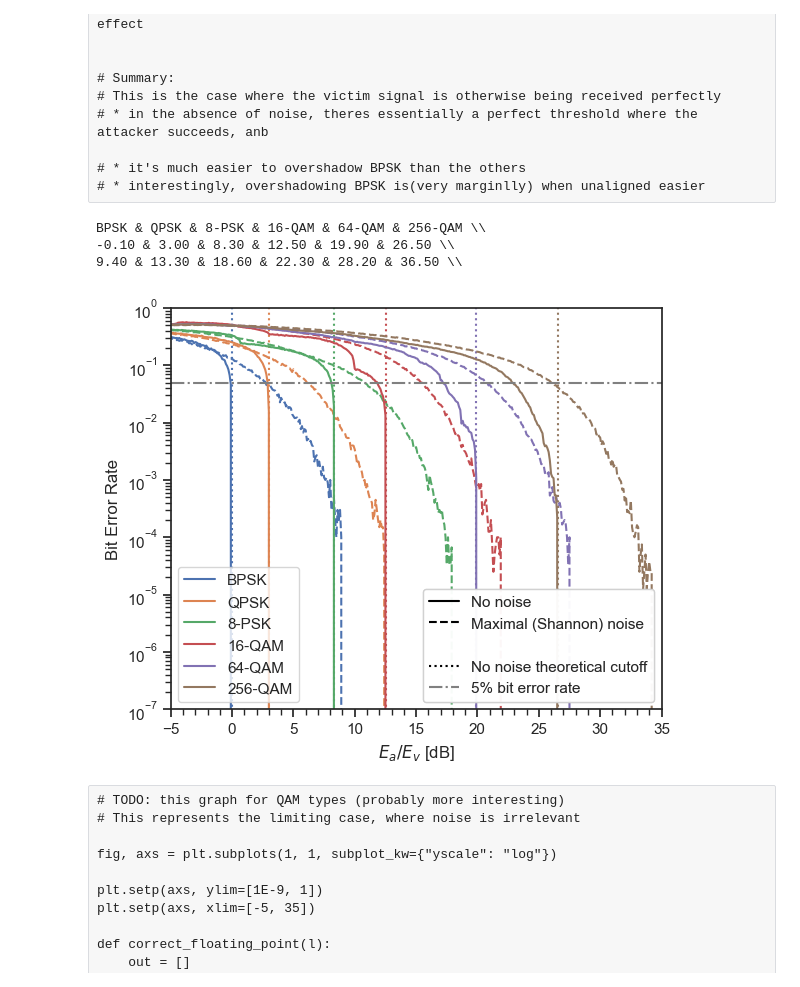
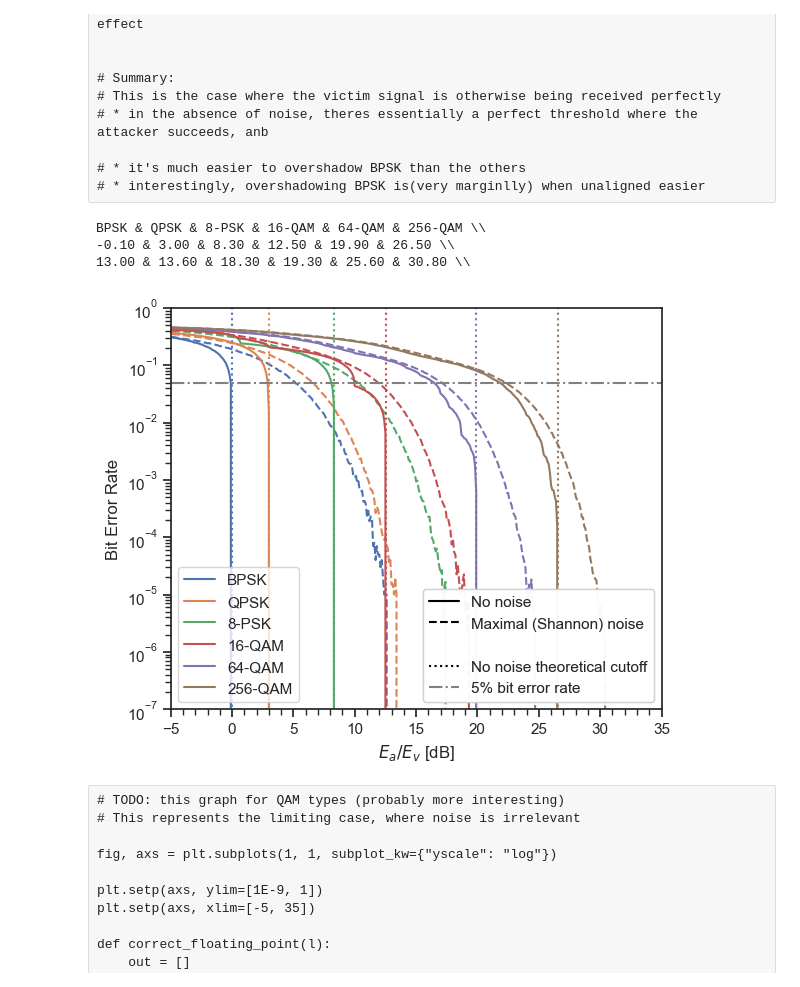
Before and after one commit to ssloxford/satellite-spoofing-a-z, a Jupyter notebook: overshadow_factor/theoretical/Untitled.ipynb, the cells around one changed output. Saved outputs shown, nothing was run; the diff lists cells and outputs as text; code cells hidden in the pictures.

```diff
--- a/overshadow_factor/theoretical/Untitled.ipynb
+++ b/overshadow_factor/theoretical/Untitled.ipynb
@@ -531,19 +232,19 @@ plt.show()
 # %%
 cutoffs = [
     [
-        EbN0dBs_svr[np.max(np.where(np.array(bpsk_unaligned_ber) > 1e-6))],
-        EbN0dBs_svr[np.max(np.where(np.array(qpsk_unaligned_ber) > 1e-6))],
-        EbN0dBs_svr[np.max(np.where(np.array(psk8_unaligned_ber) > 1e-6))],
-        EbN0dBs_svr[np.max(np.where(np.array(qam16_unaligned_ber) > 1e-6))],
-        EbN0dBs_svr[np.max(np.where(np.array(qam64_unaligned_ber) > 1e-6))],
-        EbN0dBs_svr[np.max(np.where(np.array(qam256_unaligned_ber) > 1e-6))],
+        EaEvdBs_range[np.max(np.where(np.array(bpsk_unaligned_ber) > 1e-6))],
+        EaEvdBs_range[np.max(np.where(np.array(qpsk_unaligned_ber) > 1e-6))],
+        EaEvdBs_range[np.max(np.where(np.array(psk8_unaligned_ber) > 1e-6))],
+        EaEvdBs_range[np.max(np.where(np.array(qam16_unaligned_ber) > 1e-6))],
+        EaEvdBs_range[np.max(np.where(np.array(qam64_unaligned_ber) > 1e-6))],
+        EaEvdBs_range[np.max(np.where(np.array(qam256_unaligned_ber) > 1e-6))],
     ],[
-        EbN0dBs_svr[np.max(np.where(np.array(bpsk_unaligned_ber_noise) > 1e-6))],
-        EbN0dBs_svr[np.max(np.where(np.array(qpsk_unaligned_ber_noise) > 1e-6))],
-        EbN0dBs_svr[np.max(np.where(np.array(psk8_unaligned_ber_noise) > 1e-6))],
-        EbN0dBs_svr[np.max(np.where(np.array(qam16_unaligned_ber_noise) > 1e-6))],
-        EbN0dBs_svr[np.max(np.where(np.array(qam64_unaligned_ber_noise) > 1e-6))],
-        EbN0dBs_svr[np.max(np.where(np.array(qam256_unaligned_ber_noise) > 1e-6))],
+        EaEvdBs_range[np.max(np.where(np.array(bpsk_unaligned_ber_noise) > 1e-6))],
+        EaEvdBs_range[np.max(np.where(np.array(qpsk_unaligned_ber_noise) > 1e-6))],
+        EaEvdBs_range[np.max(np.where(np.array(psk8_unaligned_ber_noise) > 1e-6))],
+        EaEvdBs_range[np.max(np.where(np.array(qam16_unaligned_ber_noise) > 1e-6))],
+        EaEvdBs_range[np.max(np.where(np.array(qam64_unaligned_ber_noise) > 1e-6))],
+        EaEvdBs_range[np.max(np.where(np.array(qam256_unaligned_ber_noise) > 1e-6))],
 ]]
 print((" & ".join(["BPSK", "QPSK", "8-PSK", "16-QAM", "64-QAM", "256-QAM"])) + " \\\\")
 for row in cutoffs:
@@ -553,7 +254,7 @@ for row in cutoffs:
 # %% [output]
 BPSK & QPSK & 8-PSK & 16-QAM & 64-QAM & 256-QAM \\
 -0.10 & 3.00 & 8.30 & 12.50 & 19.90 & 26.50 \\
-9.40 & 13.30 & 18.60 & 22.30 & 28.20 & 36.50 \\
+13.00 & 13.60 & 18.30 & 19.30 & 25.60 & 30.80 \\
 # %%
 ## TODO: this graph for QAM types (probably more interesting)
 # This represents the limiting case, where noise is irrelevant
@@ -576,28 +277,28 @@ def correct_floating_point(l):
 colcycle = plt.rcParams['axes.prop_cycle'].by_key()['color']
 lines = []
 
-lines.append(axs.plot(EbN0dBs_svr, bpsk_unaligned_ber, label="BPSK, zero noise", color=colcycle[0], linestyle="-")[0])
-axs.plot(EbN0dBs_svr, correct_floating_point(bpsk_unaligned_ber_noise), label="BPSK, max noise", color=colcycle[0], linestyle="--")
+lines.append(axs.plot(EaEvdBs_range, bpsk_unaligned_ber, label="BPSK, zero noise", color=colcycle[0], linestyle="-")[0])
+axs.plot(EaEvdBs_range, correct_floating_point(bpsk_unaligned_ber_noise), label="BPSK, max noise", color=colcycle[0], linestyle="--")
 axs.vlines(20*np.log10(2*(1)/(2)), 1E-9, 1, linestyles=":", color=colcycle[0])
 
-lines.append(axs.plot(EbN0dBs_svr, qpsk_unaligned_ber, label="QPSK, zero noise", color=colcycle[1], linestyle="-")[0])
-axs.plot(EbN0dBs_svr, correct_floating_point(qpsk_unaligned_ber_noise), label="QPSK, max noise", color=colcycle[1], linestyle="--")
+lines.append(axs.plot(EaEvdBs_range, qpsk_unaligned_ber, label="QPSK, zero noise", color=colcycle[1], linestyle="-")[0])
+axs.plot(EaEvdBs_range, correct_floating_point(qpsk_unaligned_ber_noise), label="QPSK, max noise", color=colcycle[1], linestyle="--")
 axs.vlines(20*np.log10(2*(1)/(np.sqrt(2))), 1E-9, 1, linestyles=":", color=colcycle[1])
 
-lines.append(axs.plot(EbN0dBs_svr, psk8_unaligned_ber, label="8-PSK, zero noise", color=colcycle[2], linestyle="-")[0])
-axs.plot(EbN0dBs_svr, correct_floating_point(psk8_unaligned_ber_noise), label="8-PSK, max noise", color=colcycle[2], linestyle="--")
+lines.append(axs.plot(EaEvdBs_range, psk8_unaligned_ber, label="8-PSK, zero noise", color=colcycle[2], linestyle="-")[0])
+axs.plot(EaEvdBs_range, correct_floating_point(psk8_unaligned_ber_noise), label="8-PSK, max noise", color=colcycle[2], linestyle="--")
 axs.vlines(20*np.log10(2*(1)/(2*np.sin(np.pi/8))), 1E-9, 1, linestyles=":", color=colcycle[2])
 
-lines.append(axs.plot(EbN0dBs_svr, qam16_unaligned_ber, label="16-QAM, zero noise", color=colcycle[3], linestyle="-")[0])
-axs.plot(EbN0dBs_svr, correct_floating_point(qam16_unaligned_ber_noise), label="16-QAM, max noise", color=colcycle[3], linestyle="--")
+lines.append(axs.plot(EaEvdBs_range, qam16_unaligned_ber, label="16-QAM, zero noise", color=colcycle[3], linestyle="-")[0])
+axs.plot(EaEvdBs_range, correct_floating_point(qam16_unaligned_ber_noise), label="16-QAM, max noise", color=colcycle[3], linestyle="--")
 axs.vlines(20*np.log10(2*(1.5*np.sqrt(2))/(1)), 1E-9, 1, linestyles=":", color=colcycle[3])
 
-lines.append(axs.plot(EbN0dBs_svr, qam64_unaligned_ber, label="64-QAM, zero noise", color=colcycle[4], linestyle="-")[0])
-axs.plot(EbN0dBs_svr, correct_floating_point(qam64_unaligned_ber_noise), label="64-QAM, max noise", color=colcycle[4], linestyle="--")
+lines.append(axs.plot(EaEvdBs_range, qam64_unaligned_ber, label="64-QAM, zero noise", color=colcycle[4], linestyle="-")[0])
+axs.plot(EaEvdBs_range, correct_floating_point(qam64_unaligned_ber_noise), label="64-QAM, max noise", color=colcycle[4], linestyle="--")
 axs.vlines(20*np.log10(2*(3.5*np.sqrt(2))/(1)), 1E-9, 1, linestyles=":", color=colcycle[4])
 
-lines.append(axs.plot(EbN0dBs_svr, qam256_unaligned_ber, label="256-QAM, zero noise", color=colcycle[5], linestyle="-")[0])
-axs.plot(EbN0dBs_svr, correct_floating_point(qam256_unaligned_ber_noise), label="256-QAM, max noise", color=colcycle[5], linestyle="--")
+lines.append(axs.plot(EaEvdBs_range, qam256_unaligned_ber, label="256-QAM, zero noise", color=colcycle[5], linestyle="-")[0])
+axs.plot(EaEvdBs_range, correct_floating_point(qam256_unaligned_ber_noise), label="256-QAM, max noise", color=colcycle[5], linestyle="--")
 axs.vlines(20*np.log10(2*(7.5*np.sqrt(2))/(1)), 1E-9, 1, linestyles=":", color=colcycle[5])
 
 
@@ -609,34 +310,34 @@ lines2.append(plt.plot([np.NaN], linestyle=":", color="black")[0])
 lines2.append(plt.plot([-5, 35], [0.05, 0.05], linestyle="-.", color="grey")[0])
 
 legends = []
 legends.append(axs.legend(lines, ["BPSK", "QPSK", "8-PSK", "16-QAM", "64-QAM", "256-QAM"], loc="lower left"))
 legends.append(axs.legend(lines2, ["No noise", "Maximal (Shannon) noise", "", "No noise theoretical cutoff", "5% bit error rate"], loc="lower right"))
 for legend in legends:
     axs.add_artist(legend)
 
 plt.xlabel('$E_a/E_v$ [dB]')
 plt.ylabel('Bit Error Rate')
 plt.tight_layout()
 
 plt.savefig("protocol_noise_limits_ber.pdf", bbox_inches='tight')
 plt.show()
 
 
 
 # Take home:
 # * for BPSK, if the attacker is even slightly louder than the victim then their signal is decoded
 # * For QPSK, if the attacker is phase aligned then they only have to be slightly louder
 #   but if not phase aligned, then they must be nearly a full db louder to have any effect
 
 
 # Summary:
 # This is the case where the victim signal is otherwise being received perfectly
 # * in the absence of noise, theres essentially a perfect threshold where the attacker succeeds, anb
 
 # * it's much easier to overshadow BPSK than the others
 # * interestingly, overshadowing BPSK is(very marginlly) when unaligned easier
 # %% [output]
-[figure, old version]
+[figure, new version]
 # %% [raw]
 # TODO: this graph for QAM types (probably more interesting)
 # This represents the limiting case, where noise is irrelevant
```
Also changed, not shown: parts of 11 cells of this notebook, 6 other files.
